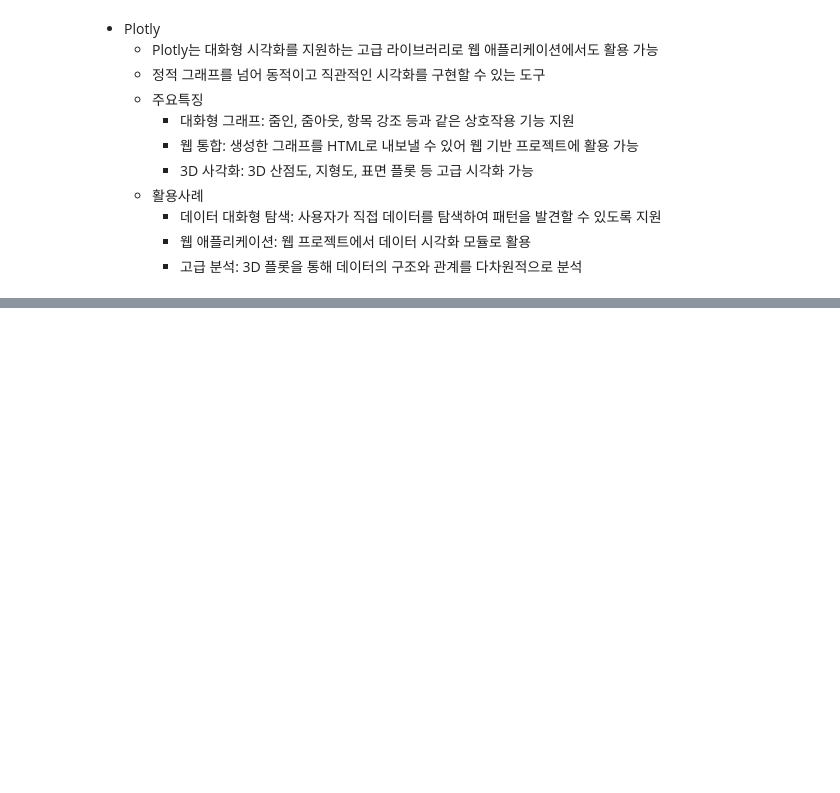
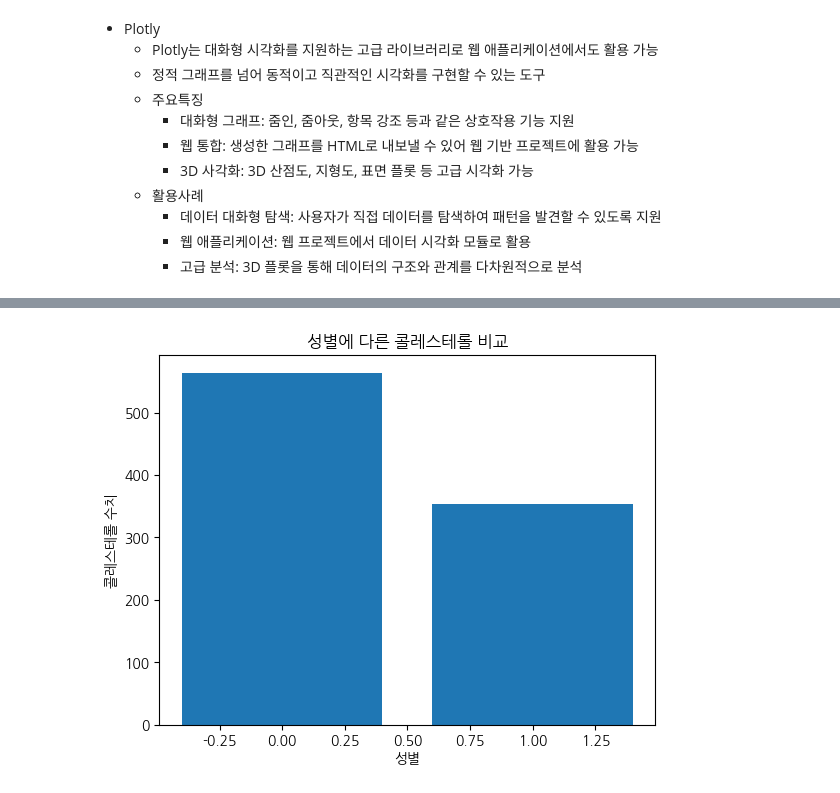
Before and after one commit to solidSnakesado/DeepLearning, a Jupyter notebook: AICE_TEST_탐색적_데이터_분석(EDA)_시각화.ipynb, the cells around one changed output, grey strips where cells are left out. Cells and saved outputs as stored; diff of their text form; code cells hidden in the pictures; blank space fills up the shorter version.

```diff
--- a/AICE_TEST_탐색적_데이터_분석(EDA)_시각화.ipynb
+++ b/AICE_TEST_탐색적_데이터_분석(EDA)_시각화.ipynb
@@ -196,0 +314,11 @@ fig.show()
+# %%
+# 막대 그래프: 항목별 수치 비교
+
+# x축: 성별(0, 1), y축: 평균 콜레스테롤
+plt.bar(df["sex"], df["chol"])
+plt.xlabel("성별")
+plt.ylabel("콜레스테롤 수치")
+plt.title("성별에 다른 콜레스테롤 비교")
+plt.show()
+# %% [output]
+[figure, added]
```
Also changed, not shown: parts of 27 cells of this notebook.
